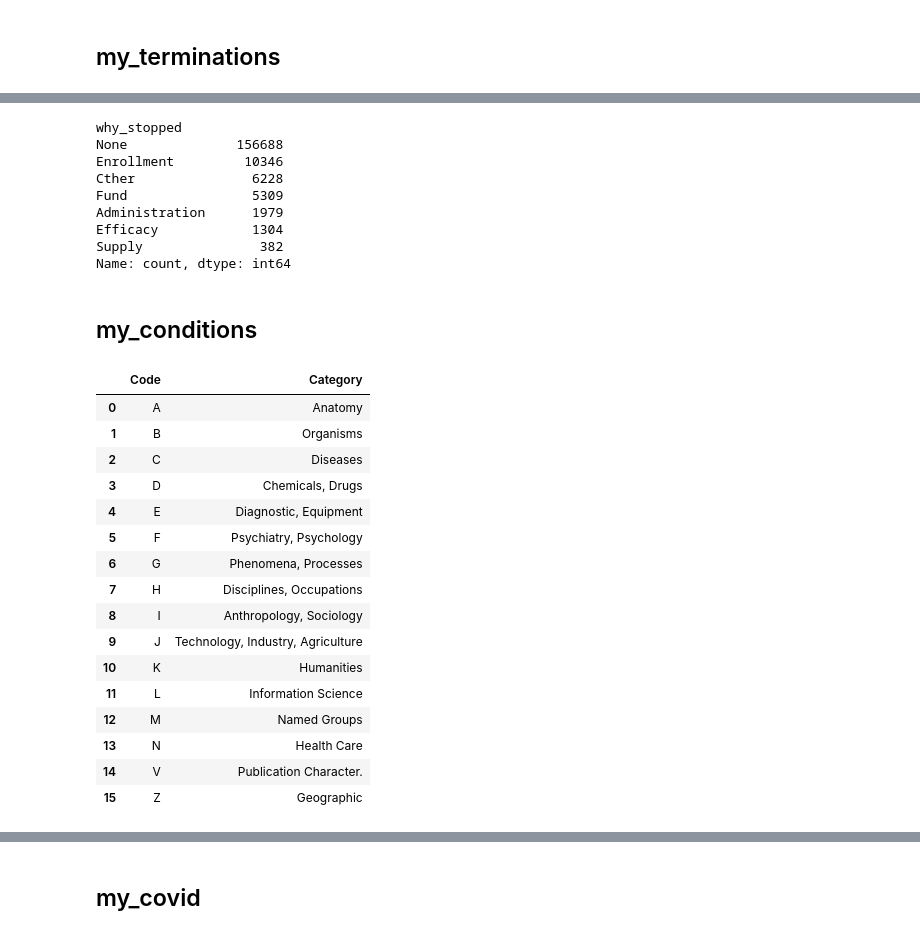
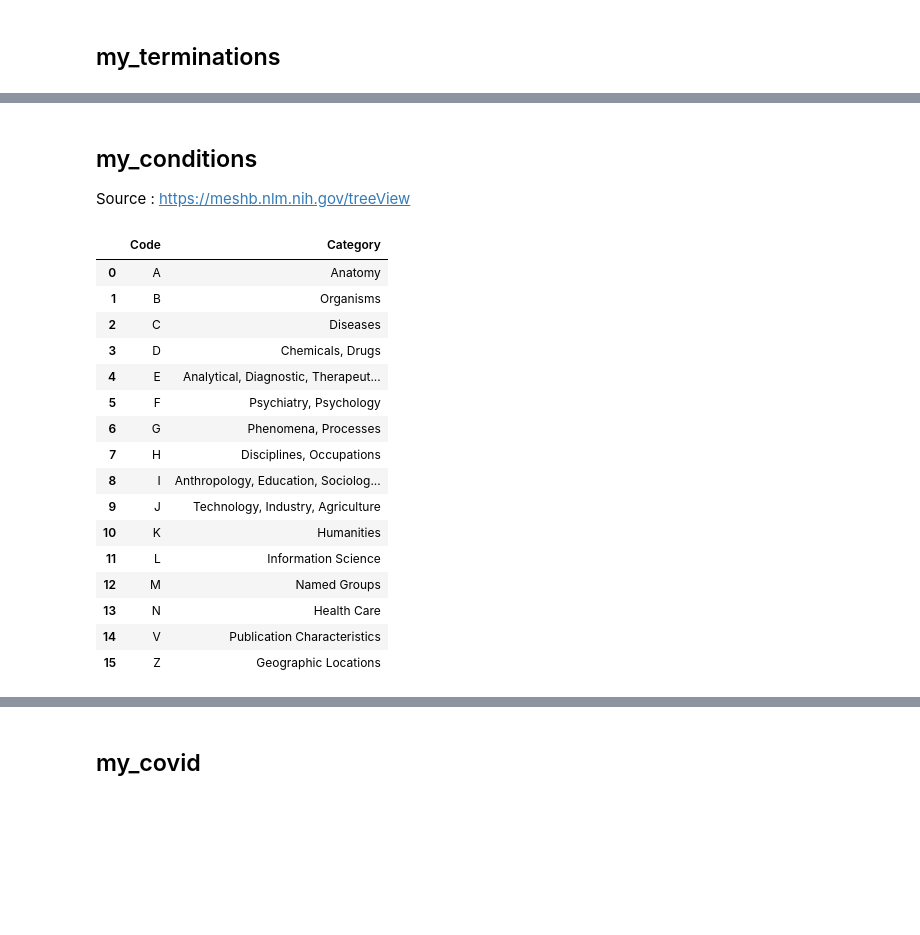
Before and after one commit to AndreouEugenia/Thesis, a Jupyter notebook: Thesis_SQL.ipynb, the cells around one changed output, grey strips where cells are left out. Drawn from its saved outputs; the diff is of its cells as text; code cells hidden in the pictures; blank space fills up the shorter version.

```diff
--- a/Thesis_SQL.ipynb
+++ b/Thesis_SQL.ipynb
@@ -125,86 +153,47 @@ my_terminations
-# %%
-my_terminations.loc[my_terminations["why_stopped"].str.contains("accru|enrol|participant|recruit|patient|inclusion|human|subjects", case = False) == True, "why_stopped"] = "Enrollment"  # 1st cause "human resources"
-my_terminations.loc[my_terminations["why_stopped"].str.contains("fund|sponsor|business|company|portfolio|corporate|resources|financ", case = False) == True, "why_stopped"] = "Fund"
-my_terminations.loc[my_terminations["why_stopped"].str.contains("PI", case = True) == True, "why_stopped"] = "Administration"
-my_terminations.loc[my_terminations["why_stopped"].str.contains("administrative|management|strateg|internal|organiz|policy|FDA", case = False) == True, "why_stopped"] = "Administration"
-my_terminations.loc[my_terminations["why_stopped"].str.contains("researcher|Researcher|researchers|Researchers|investigator|Investigator|investigators|Investigators", case = True) == True, "why_stopped"] = "Administration"
-my_terminations.loc[my_terminations["why_stopped"].str.contains("futility|efficacy|ethical|safety|sufficient|risk", case = False) == True, "why_stopped"] = "Efficacy"
-my_terminations.loc[my_terminations["why_stopped"].str.contains("drug|logistic", case = False) == True, "why_stopped"] = "Supply"
-my_terminations.loc[my_terminations["why_stopped"].str.contains("covid|pandemic", case = False) == True, "why_stopped"] = "Covid"
-my_terminations.loc[~my_terminations["why_stopped"].isin(["Enrollment","Fund","Administration","Efficacy","Supply","COVID-19"]) & ~my_terminations["why_stopped"].isnull(), "why_stopped"] = "Cther"
-
-my_terminations["why_stopped"].value_counts(dropna=False)
-# %% [output]
-why_stopped
-None              156688
-Enrollment         10346
-Cther               6228
-Fund                5309
-Administration      1979
-Efficacy            1304
-Supply               382
-Name: count, dtype: int64
 # %% [markdown]
 ## my_conditions
+
+Source : https://meshb.nlm.nih.gov/treeView
 # %%
-category_map1 = {
+category_map = {
     "A": "Anatomy",
     "B": "Organisms",
     "C": "Diseases",
-    "D": "Chemicals and Drugs",
-    "E": "Analytical, Diagnostic and Therapeutic Techniques and Equipment",
-    "F": "Psychiatry and Psychology",
-    "G": "Phenomena and Processes",
-    "H": "Disciplines and Occupations",
-    "I": "Anthropology, Education, Sociology and Social Phenomena",
-    "J": "Technology, Industry, and Agriculture",
+    "D": "Chemicals, Drugs",
+    "E": "Analytical, Diagnostic, Therapeutic Techniques, Equipment",
+    "F": "Psychiatry, Psychology",
+    "G": "Phenomena, Processes",
+    "H": "Disciplines, Occupations",
+    "I": "Anthropology, Education, Sociology, Social Phenomena",
+    "J": "Technology, Industry, Agriculture",
     "K": "Humanities",
     "L": "Information Science",
     "M": "Named Groups",
     "N": "Health Care",
     "V": "Publication Characteristics",
     "Z": "Geographic Locations"
 }
 
-category_map = {
-    "A": "Anatomy",
-    "B": "Organisms",
-    "C": "Diseases",
-    "D": "Chemicals, Drugs",
-    "E": "Diagnostic, Equipment",
-    "F": "Psychiatry, Psychology",
-    "G": "Phenomena, Processes",
-    "H": "Disciplines, Occupations",
-    "I": "Anthropology, Sociology",
-    "J": "Technology, Industry, Agriculture",
-    "K": "Humanities",
-    "L": "Information Science",
-    "M": "Named Groups",
-    "N": "Health Care",
-    "V": "Publication Character.",
-    "Z": "Geographic"
-}
-
-my_conditions2 = pd.DataFrame({"Code" : category_map.keys(), "Category" : category_map.values()})
-my_conditions2
+my_qualifiers = pd.DataFrame({"Code" : category_map.keys(), "Category" : category_map.values()})
+my_qualifiers
 # %% [output]
 |  | Code | Category |
 | 0 | A | Anatomy |
 | 1 | B | Organisms |
 | 2 | C | Diseases |
 | 3 | D | Chemicals, Drugs |
-| 4 | E | Diagnostic, Equipment |
+| 4 | E | Analytical, Diagnostic, Therapeut... |
 | 5 | F | Psychiatry, Psychology |
 | 6 | G | Phenomena, Processes |
 | 7 | H | Disciplines, Occupations |
-| 8 | I | Anthropology, Sociology |
+| 8 | I | Anthropology, Education, Sociolog... |
 | 9 | J | Technology, Industry, Agriculture |
 | 10 | K | Humanities |
 | 11 | L | Information Science |
 | 12 | M | Named Groups |
 | 13 | N | Health Care |
-| 14 | V | Publication Character. |
-| 15 | Z | Geographic |
+| 14 | V | Publication Characteristics |
+| 15 | Z | Geographic Locations |
 # %%
 create_table_sql ="""
 DROP TABLE IF EXISTS ctgov.my_conditions;
```
Also changed, not shown: parts of 35 cells of this notebook, 2 other files.
